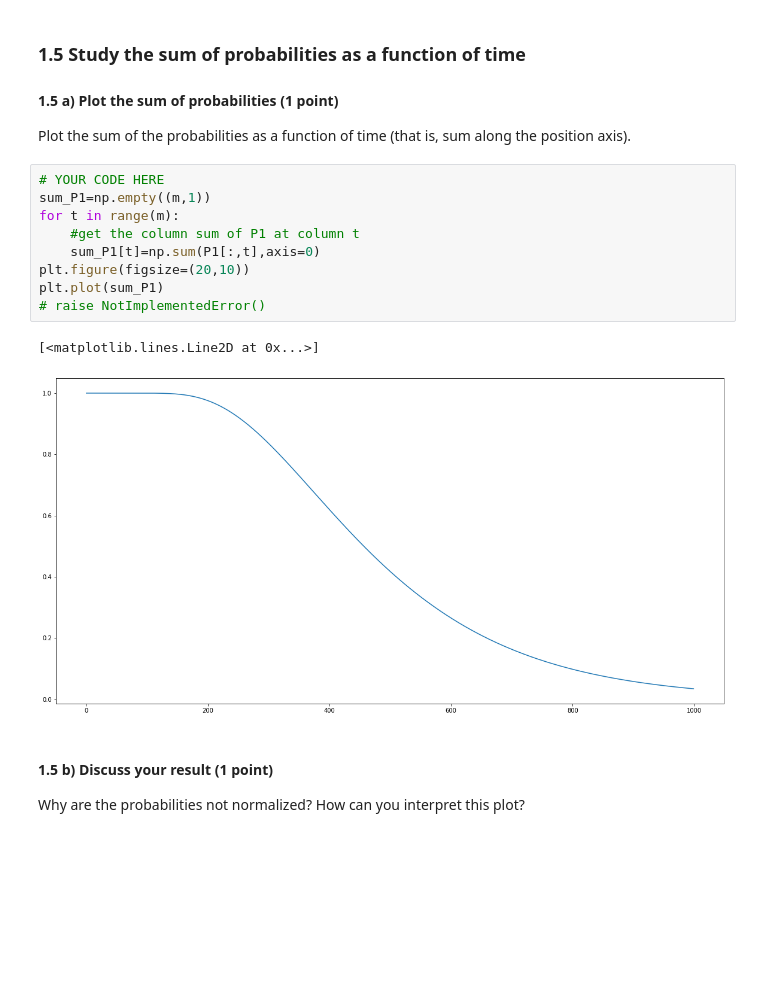
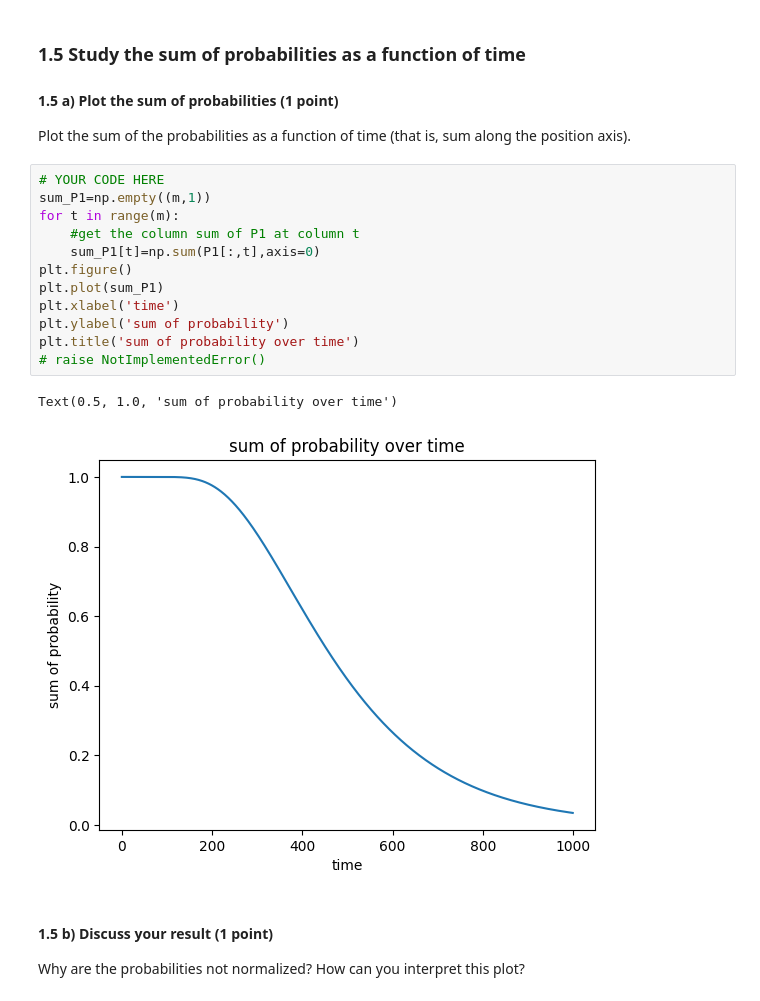
Before and after one commit to Erfan7bt/MHBF, a Jupyter notebook: 6-decision-making-II/decision-making-II.ipynb, the cells around one changed output. Drawn from its saved outputs; the diff is of its cells as text; blank space fills up the shorter version.

```diff
--- a/6-decision-making-II/decision-making-II.ipynb
+++ b/6-decision-making-II/decision-making-II.ipynb
@@ -224,15 +225,18 @@ Plot the sum of the probabilities as a function of time (that is, sum along the
 # %%
 # YOUR CODE HERE
 sum_P1=np.empty((m,1))
 for t in range(m):
     #get the column sum of P1 at column t
     sum_P1[t]=np.sum(P1[:,t],axis=0)
-plt.figure(figsize=(20,10))
+plt.figure()
 plt.plot(sum_P1)
+plt.xlabel('time')
+plt.ylabel('sum of probability')
+plt.title('sum of probability over time')
 # raise NotImplementedError()
 # %% [output]
-[<matplotlib.lines.Line2D at 0x...>]
+Text(0.5, 1.0, 'sum of probability over time')
-[figure, old version]
+[figure, new version]
 # %% [markdown]
 #### 1.5 b) Discuss your result (1 point)
 
```
Also changed, not shown: parts of 27 cells of this notebook.
